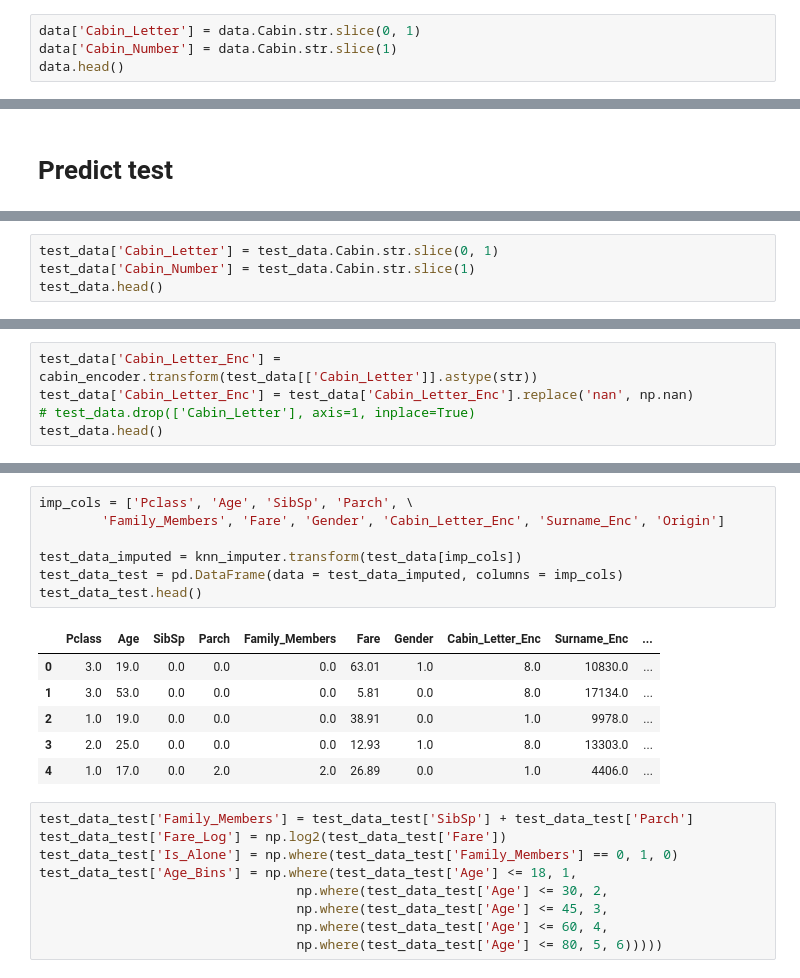
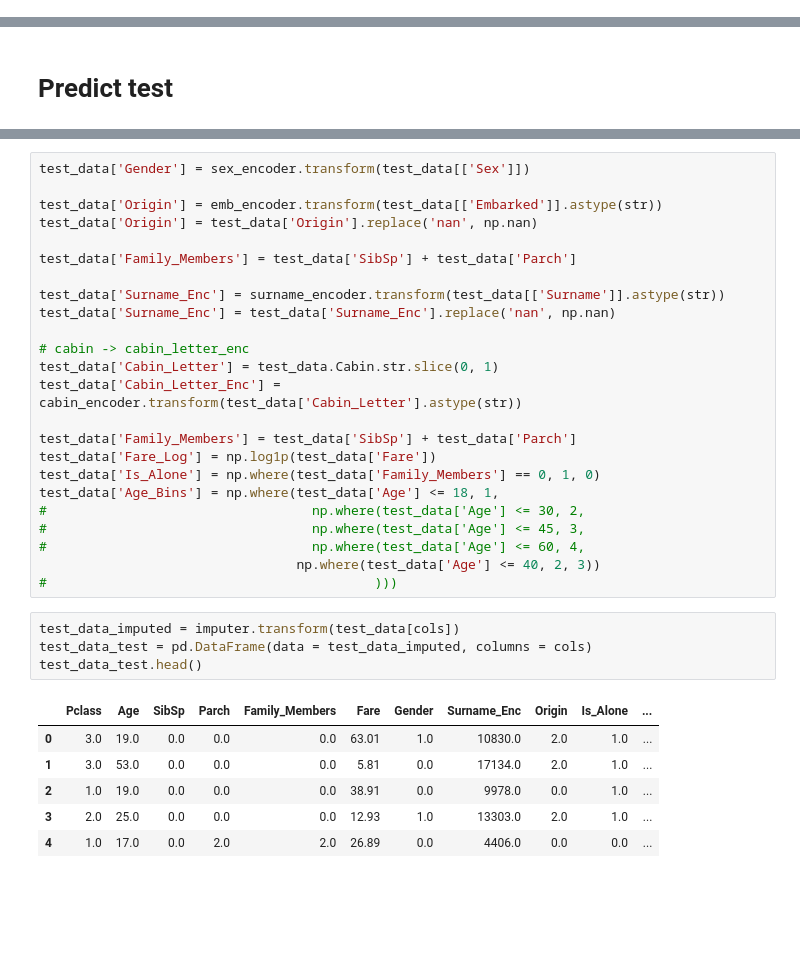
Before and after one commit to educauchy/kaggle-tab-playground-apr21, a Jupyter notebook: EDA.ipynb, the cells around one changed output, grey strips where cells are left out. Cells and saved outputs as stored; diff of their text form; blank space fills up the shorter version.

```diff
--- a/EDA.ipynb
+++ b/EDA.ipynb
@@ -227,4 +136,0 @@ test_data.head(5)
-# %%
-data['Cabin_Letter'] = data.Cabin.str.slice(0, 1)
-data['Cabin_Number'] = data.Cabin.str.slice(1)
-data.head()
@@ -449,4 +270,0 @@ test_data['Family_Members'] = test_data['SibSp'] + test_data['Parch']
-# %%
-test_data['Cabin_Letter'] = test_data.Cabin.str.slice(0, 1)
-test_data['Cabin_Number'] = test_data.Cabin.str.slice(1)
-test_data.head()
@@ -460,5 +270,0 @@ test_data.head()
-# %%
-test_data['Cabin_Letter_Enc'] = cabin_encoder.transform(test_data[['Cabin_Letter']].astype(str))
-test_data['Cabin_Letter_Enc'] = test_data['Cabin_Letter_Enc'].replace('nan', np.nan)
-# test_data.drop(['Cabin_Letter'], axis=1, inplace=True)
-test_data.head()
@@ -484,26 +271,38 @@ test_data.head()
+# %%
+test_data['Gender'] = sex_encoder.transform(test_data[['Sex']])
+
+test_data['Origin'] = emb_encoder.transform(test_data[['Embarked']].astype(str))
+test_data['Origin'] = test_data['Origin'].replace('nan', np.nan)
+
+test_data['Family_Members'] = test_data['SibSp'] + test_data['Parch']
+
+test_data['Surname_Enc'] = surname_encoder.transform(test_data[['Surname']].astype(str))
+test_data['Surname_Enc'] = test_data['Surname_Enc'].replace('nan', np.nan)
+
+# cabin -> cabin_letter_enc
+test_data['Cabin_Letter'] = test_data.Cabin.str.slice(0, 1)
+test_data['Cabin_Letter_Enc'] = cabin_encoder.transform(test_data['Cabin_Letter'].astype(str))
+
+test_data['Family_Members'] = test_data['SibSp'] + test_data['Parch']
+test_data['Fare_Log'] = np.log1p(test_data['Fare'])
+test_data['Is_Alone'] = np.where(test_data['Family_Members'] == 0, 1, 0)
+test_data['Age_Bins'] = np.where(test_data['Age'] <= 18, 1,
+#                                  np.where(test_data['Age'] <= 30, 2,
+#                                  np.where(test_data['Age'] <= 45, 3,
+#                                  np.where(test_data['Age'] <= 60, 4,
+                                 np.where(test_data['Age'] <= 40, 2, 3))
+#                                          )))
 # %%
-imp_cols = ['Pclass', 'Age', 'SibSp', 'Parch', \
-        'Family_Members', 'Fare', 'Gender', 'Cabin_Letter_Enc', 'Surname_Enc', 'Origin']
-
-test_data_imputed = knn_imputer.transform(test_data[imp_cols])
-test_data_test = pd.DataFrame(data = test_data_imputed, columns = imp_cols)
+test_data_imputed = imputer.transform(test_data[cols])
+test_data_test = pd.DataFrame(data = test_data_imputed, columns = cols)
 test_data_test.head()
 # %% [output]
-|  | Pclass | Age | SibSp | Parch | Family_Members | Fare | Gender | Cabin_Letter_Enc | Surname_Enc | ... |
-| 0 | 3.0 | 19.0 | 0.0 | 0.0 | 0.0 | 63.01 | 1.0 | 8.0 | 10830.0 | ... |
-| 1 | 3.0 | 53.0 | 0.0 | 0.0 | 0.0 | 5.81 | 0.0 | 8.0 | 17134.0 | ... |
-| 2 | 1.0 | 19.0 | 0.0 | 0.0 | 0.0 | 38.91 | 0.0 | 1.0 | 9978.0 | ... |
-| 3 | 2.0 | 25.0 | 0.0 | 0.0 | 0.0 | 12.93 | 1.0 | 8.0 | 13303.0 | ... |
-| 4 | 1.0 | 17.0 | 0.0 | 2.0 | 2.0 | 26.89 | 0.0 | 1.0 | 4406.0 | ... |
+|  | Pclass | Age | SibSp | Parch | Family_Members | Fare | Gender | Surname_Enc | Origin | Is_Alone | ... |
+| 0 | 3.0 | 19.0 | 0.0 | 0.0 | 0.0 | 63.01 | 1.0 | 10830.0 | 2.0 | 1.0 | ... |
+| 1 | 3.0 | 53.0 | 0.0 | 0.0 | 0.0 | 5.81 | 0.0 | 17134.0 | 2.0 | 1.0 | ... |
+| 2 | 1.0 | 19.0 | 0.0 | 0.0 | 0.0 | 38.91 | 0.0 | 9978.0 | 0.0 | 1.0 | ... |
+| 3 | 2.0 | 25.0 | 0.0 | 0.0 | 0.0 | 12.93 | 1.0 | 13303.0 | 2.0 | 1.0 | ... |
+| 4 | 1.0 | 17.0 | 0.0 | 2.0 | 2.0 | 26.89 | 0.0 | 4406.0 | 0.0 | 0.0 | ... |
-# %%
-test_data_test['Family_Members'] = test_data_test['SibSp'] + test_data_test['Parch']
-test_data_test['Fare_Log'] = np.log2(test_data_test['Fare'])
-test_data_test['Is_Alone'] = np.where(test_data_test['Family_Members'] == 0, 1, 0)
-test_data_test['Age_Bins'] = np.where(test_data_test['Age'] <= 18, 1,
-                                 np.where(test_data_test['Age'] <= 30, 2,
-                                 np.where(test_data_test['Age'] <= 45, 3,
-                                 np.where(test_data_test['Age'] <= 60, 4,
-                                 np.where(test_data_test['Age'] <= 80, 5, 6)))))
 # %%
 test_data_test['Survived'] = clf.predict(test_data_test[cols]).astype(int)
 test_data_test['PassengerId'] = test_data['PassengerId'].astype(int)
```
Also changed, not shown: parts of 55 cells of this notebook, 10 other files.
